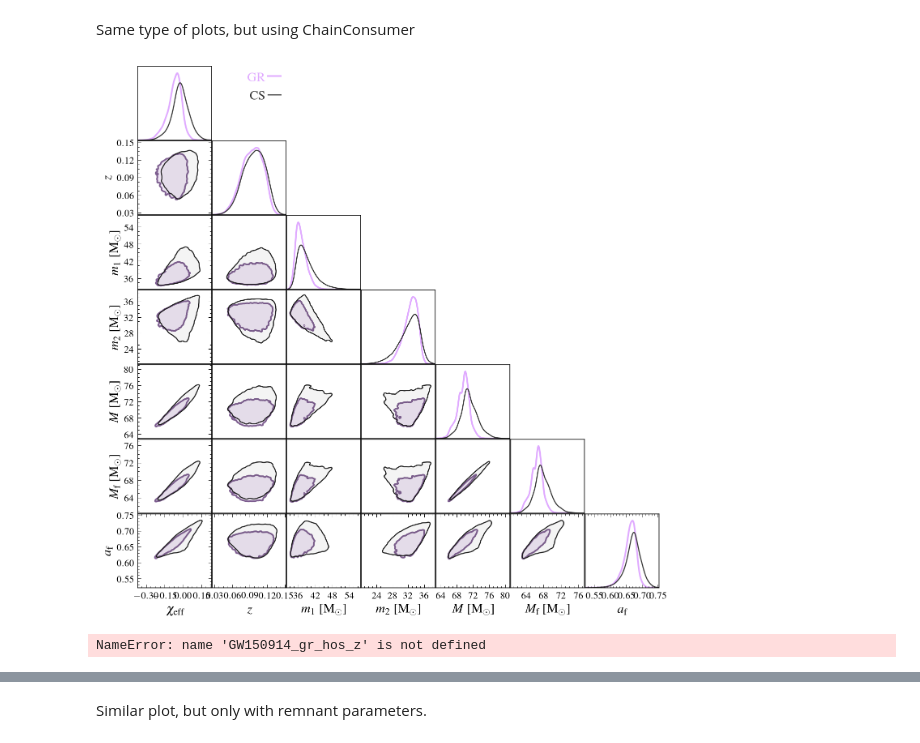
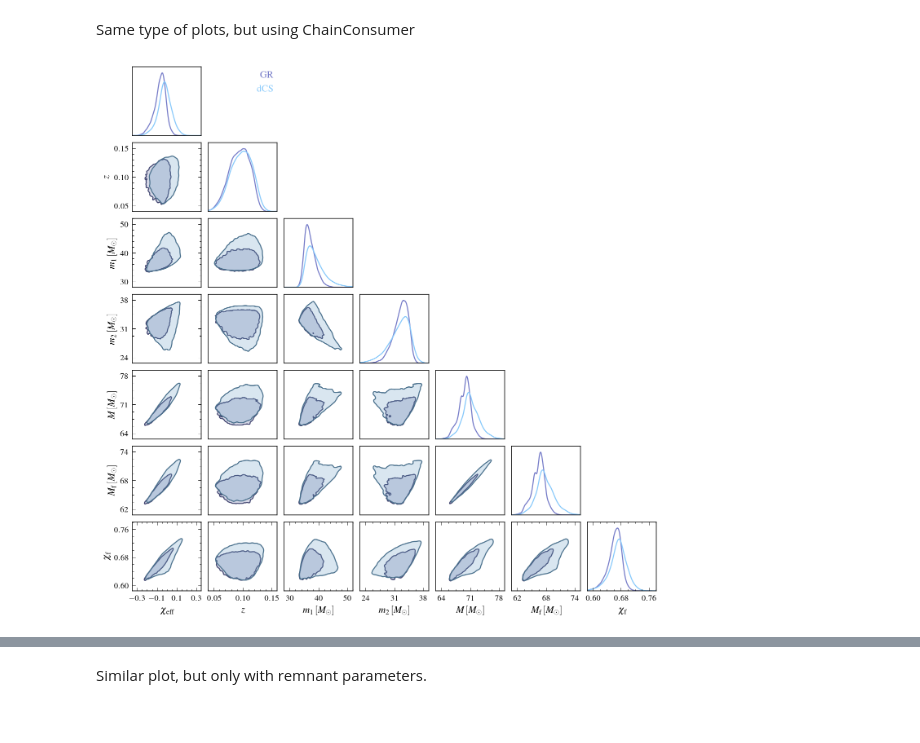
Before and after one commit to abhirup-ghosh/spinqnm, a Jupyter notebook: papers/paper_alt_theor_bounds/jnb/corner_plot_intrinsic_params.ipynb, the cells around one changed output, grey strips where cells are left out. Cells and saved outputs as stored; diff of their text form; code cells hidden in the pictures.

```diff
--- a/papers/paper_alt_theor_bounds/jnb/corner_plot_intrinsic_params.ipynb
+++ b/papers/paper_alt_theor_bounds/jnb/corner_plot_intrinsic_params.ipynb
@@ -29,40 +29,73 @@ Same type of plots, but using ChainConsumer
 from chainconsumer import ChainConsumer
 # %%
 param_list = [r"$\chi_{\rm eff}$", r"$z$",
-              r"$m_1$ [M$_{\odot}$]", r"$m_2$ [M$_{\odot}$]", r"$M$ [M$_{\odot}$]",
-              r"$M_{\rm f}$ [M$_{\odot}$]", r"$a_{\rm f}$"]
+              r"$m_1 \, [M_{\odot}]$", r"$m_2 \, [M_{\odot}]$", r"$M \, [M_{\odot}]$",
+              r"$M_{\rm f} \, [M_{\odot}]$", r"$\chi_{\rm f}$"]
 # %%
 c = ChainConsumer()
 
-c.add_chain(GW150914_gr, parameters=param_list, name="GR")
-c.add_chain(GW150914_cs, parameters=param_list, name="CS")
+c.add_chain(GW150914_gr, parameters=param_list,
+            name="GR")
+
+c.add_chain(GW150914_cs, parameters=param_list,
+            name="dCS")
+
 c.configure(linestyles=["-", "-"],
-            linewidths=[2., 1.25],
-            colors=['#e0aaff', 'k'],
+            linewidths=[1.25, 1.25],
+            # colors=["#FF6D00", "#757BC8"],
+            colors=["#757BC8", "#87c9fb"],
             sigmas=[1.645],
-            spacing=1/4.,
-            shade_alpha=[0.2, 0.05],
+            spacing=2,
+            shade_alpha=[0.25, 0.25],
             bar_shade=[False, False],
             diagonal_tick_labels=False,
-            tick_font_size=12,
-            label_font_size=16,
+            tick_font_size=10,
+            label_font_size=12,
             legend_location=[0,1])
 
 fig = c.plotter.plot(figsize='GROW',
-                     # extents={r"$M_f$ [M$_{\odot}$]":(50,70), r"$\chi_f$": (0.5, 0.8)}
+                     extents={
+                              param_list[0]:(-0.35, 0.35),         # chi_{eff}
+                              param_list[1]:(0.04, 0.16),          # z
+                              param_list[2]:(28, 52),              # m_1
+                              param_list[3]:(24 - 1.4, 38 + 1.4),  # m_2
+                              param_list[4]:(64 - 1.4, 78 + 1.4),  # M
+                              param_list[5]:(62 - 1.2, 74 + 1.2),  # M_f
+                              param_list[6]:(0.584, 0.7816)        # chi_f
+                             }
                     )
 
-# # Trick from corner, which we can apply here as well
-# axes = np.array(fig.axes).reshape((2, 2))
-# axes[1, 0].xaxis.set_ticks(ticks=np.arange(50, 70 + 5, 5));
-# axes[0, 0].axis('off')
-# axes[1, 0].yaxis.set_ticks(ticks=np.arange(0.5, 0.8 + 0.1, 0.1));
-# axes[1, 1].axis('off')
+# Trick from corner, which we can apply here as well
+# We want to avoid to many tick labels and avoid having them overlapping with each other
+axes = np.array(fig.axes).reshape((7, 7))
 
-fig.savefig('fig_output/tmp_GW150914_intrinsic_params.pdf')
+# chi_{eff}
+axes[6, 0].xaxis.set_ticks(ticks=np.arange(-0.3, 0.20 + 0.20, 0.20));
+
+# z
+axes[1, 0].yaxis.set_ticks(ticks=np.arange(0.05, 0.10 + 0.05, 0.05));
+axes[6, 1].xaxis.set_ticks(ticks=np.arange(0.05, 0.10 + 0.05, 0.05));
+
+# m_1
+axes[2, 0].yaxis.set_ticks(ticks=np.arange(30, 50 + 10, 10));
+axes[6, 2].xaxis.set_ticks(ticks=np.arange(30, 50 + 10, 10));
+
+# m_2
+axes[3, 0].yaxis.set_ticks(ticks=np.arange(24, 38 + 7, 7));
+axes[6, 3].xaxis.set_ticks(ticks=np.arange(24, 38 + 7, 7));
+
+# M
+axes[4, 0].yaxis.set_ticks(ticks=np.arange(64, 78 + 7, 7));
+axes[6, 4].xaxis.set_ticks(ticks=np.arange(64, 78 + 7, 7));
+
+# M_f
+axes[5, 0].yaxis.set_ticks(ticks=np.arange(62, 74 + 6, 6));
+axes[6, 5].xaxis.set_ticks(ticks=np.arange(62, 74 + 6, 6));
+
+# chi_f
+axes[6, 0].yaxis.set_ticks(ticks=np.arange(0.6, 0.78, 0.08));
+axes[6, 6].xaxis.set_ticks(ticks=np.arange(0.6, 0.78, 0.08));
+
+fig.savefig('fig_output/tmp_GW150914_intrinsic_params.pdf', bbox_inches='tight')
 # %% [output]
-[figure, old version]
+[figure, new version]
-# %%
-print(len(GW150914_gr_hos_z), len(GW150914_gr_z))
-# %% [output]
-NameError: name 'GW150914_gr_hos_z' is not defined
```
Also changed, not shown: parts of 10 cells of this notebook, 2 other files.
